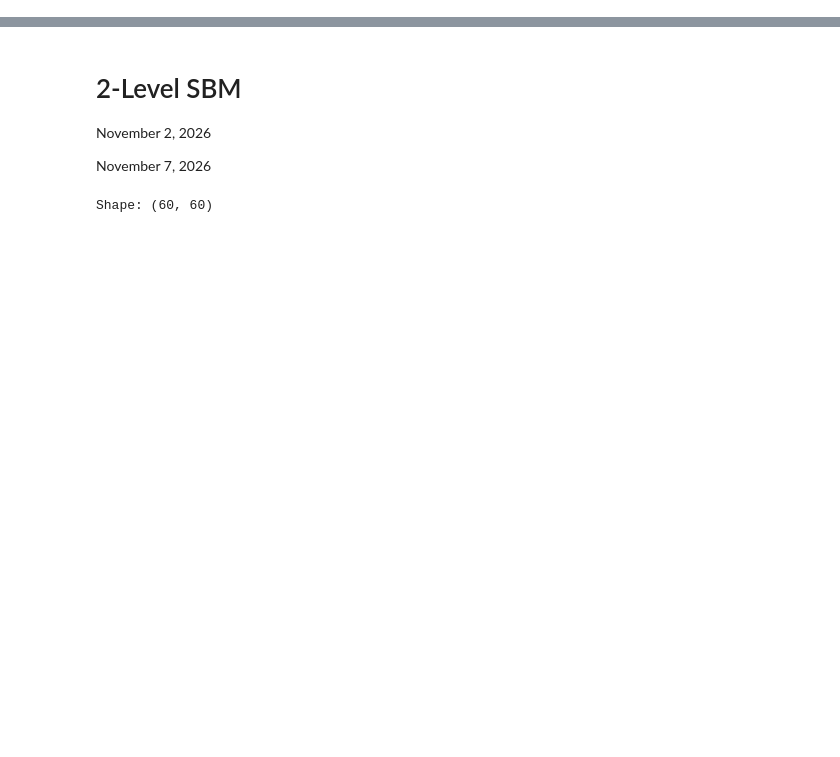
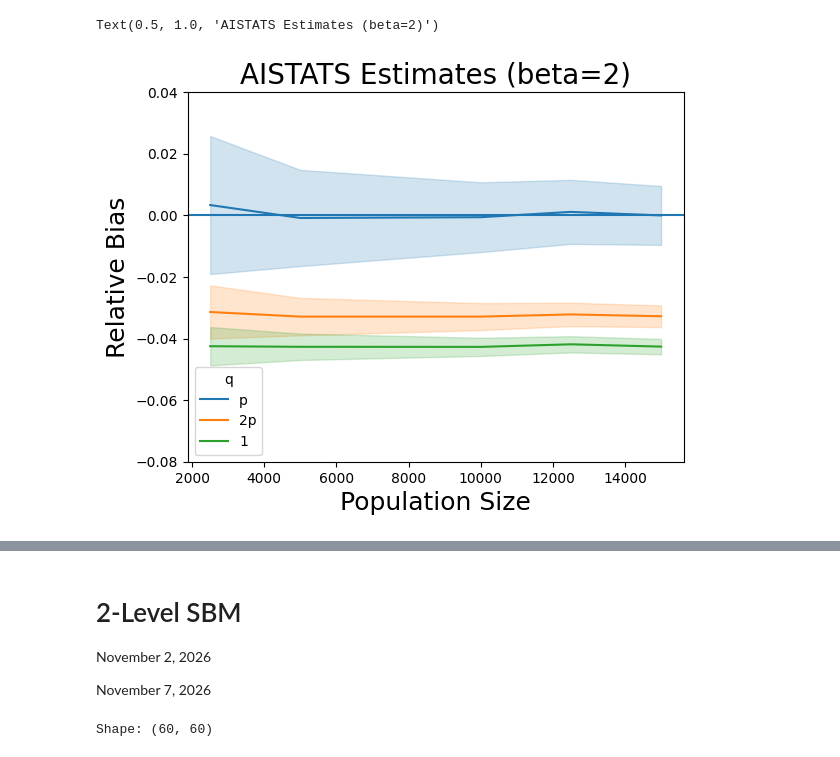
Before and after one commit to mayscortez/UQ-for-staggered-rollouts, a Jupyter notebook: experiment.ipynb, the cells around one changed output, grey strips where cells are left out. Drawn from its saved outputs; the diff is of its cells as text; code cells hidden in the pictures; blank space fills up the shorter version.

```diff
--- a/experiment.ipynb
+++ b/experiment.ipynb
@@ -0,0 +11,32 @@
+# %%
+#['TTE_true', 'pe1_TTE_hat', 'pe1_bias', 'cluster_TTE_hat', 'cluster_bias', 'cluster_TTE_hat_real', 'cluster_bias_real']
+pe1_bias = res['pe1_bias']
+TTE_true = res['TTE_true']
+
+rows = []
+for b, n_dict in TTE_true.items():
+    print(b)
+    for n,val in n_dict.items():
+        rows.append({"beta": b, "n":n, "trueTTE": val})
+
+trueTTE = pd.DataFrame(rows)
+print(trueTTE.head(10))
+
+rows = []
+for b, n_dict in pe1_bias.items():
+    for n, p_dict in n_dict.items():
+        for p, q_dict in p_dict.items():
+            for q, biases in q_dict.items():
+                arr = biases[0]
+                for i, bias in enumerate(arr):
+                    rows.append({
+                        "beta": b,
+                        "n": n,
+                        "p": p,
+                        "q": q,
+                        "rep": i,          # index of the estimate within the list
+                        "bias": bias,
+                    })
+
+df = pd.DataFrame(rows)
+print(df.head(10))
@@ -0,0 +61,16 @@
+# %%
+sub = df[(df["beta"] == 2) & (df["p"] == 0.35)]
+sub = sub.merge(trueTTE[trueTTE["beta"] == 2][['n','trueTTE']], on="n", how = "left")
+sub["bias"] = sub["bias"] / sub["trueTTE"]
+
+fig = plt.figure()
+ax = fig.add_subplot(111)
+sns.lineplot(x='n', y="bias", data=sub, errorbar='sd', hue= "q", legend='brief', markers=True)
+ax.set_ylim(-0.08,0.04)
+plt.axhline(y=0)
+ax.set_xlabel("Population Size", fontsize = 18)
+ax.set_ylabel("Relative Bias", fontsize = 18)
+ax.set_title("AISTATS Estimates (beta=2)", fontsize=20)
+# %% [output]
+Text(0.5, 1.0, 'AISTATS Estimates (beta=2)')
+[figure, added]
```
Also changed, not shown: parts of 55 cells of this notebook.
